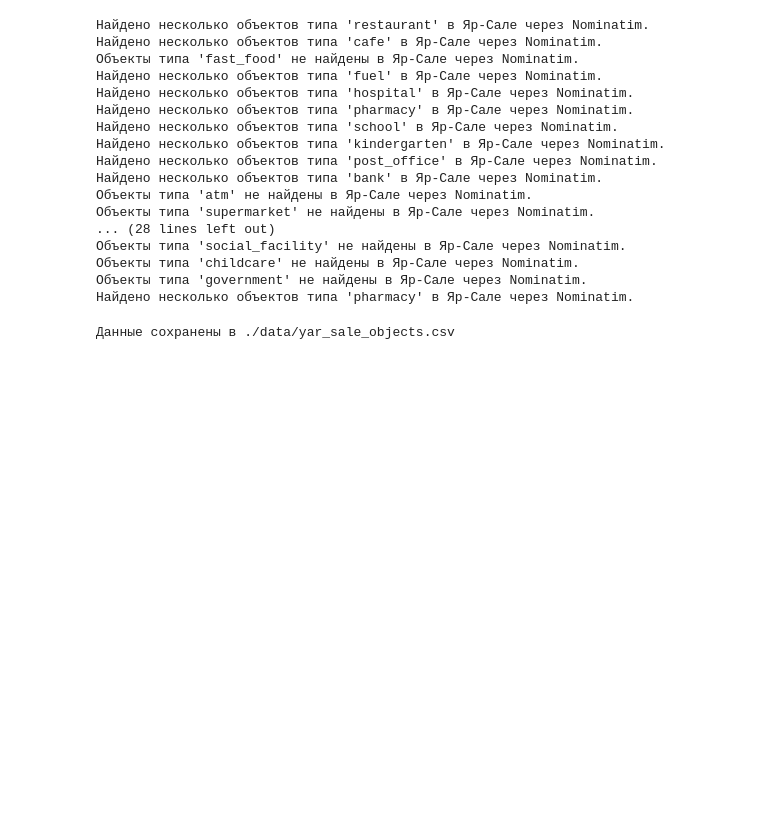
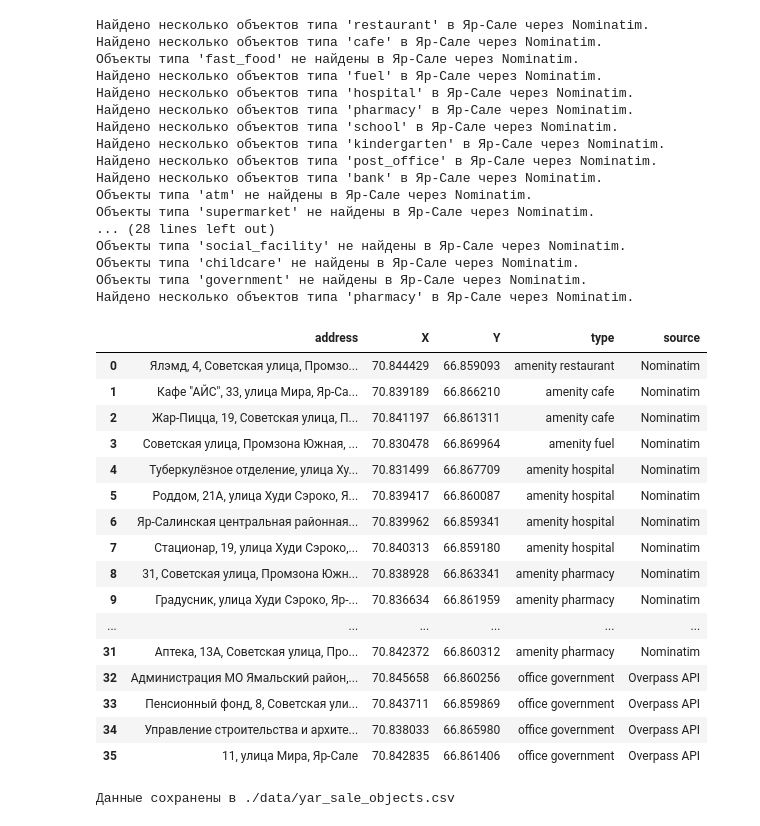
Before and after one commit to SleekVortex/yar_sale_geo, a Jupyter notebook: notebook.ipynb, the cells around one changed output. Saved outputs shown, nothing was run; the diff lists cells and outputs as text; code cells hidden in the pictures; blank space fills up the shorter version.

```diff
--- a/notebook.ipynb
+++ b/notebook.ipynb
@@ -247,3 +244,23 @@ df = pd.read_csv('yar_sale_objects.csv')
+# %%
+df
+# %% [output]
+|  | address | X | Y | type | source |
+| 0 | Ялэмд, 4, Советская улица, Промзо... | 70.844429 | 66.859093 | amenity restaurant | Nominatim |
+| 1 | Кафе "АЙС", 33, улица Мира, Яр-Са... | 70.839189 | 66.866210 | amenity cafe | Nominatim |
+| 2 | Жар-Пицца, 19, Советская улица, П... | 70.841197 | 66.861311 | amenity cafe | Nominatim |
+| 3 | Советская улица, Промзона Южная, ... | 70.830478 | 66.869964 | amenity fuel | Nominatim |
+| 4 | Туберкулёзное отделение, улица Ху... | 70.831499 | 66.867709 | amenity hospital | Nominatim |
+| 5 | Роддом, 21А, улица Худи Сэроко, Я... | 70.839417 | 66.860087 | amenity hospital | Nominatim |
+| 6 | Яр-Салинская центральная районная... | 70.839962 | 66.859341 | amenity hospital | Nominatim |
+| 7 | Стационар, 19, улица Худи Сэроко,... | 70.840313 | 66.859180 | amenity hospital | Nominatim |
+| 8 | 31, Советская улица, Промзона Южн... | 70.838928 | 66.863341 | amenity pharmacy | Nominatim |
+| 9 | Градусник, улица Худи Сэроко, Яр-... | 70.836634 | 66.861959 | amenity pharmacy | Nominatim |
+| ... | ... | ... | ... | ... | ... |
+| 31 | Аптека, 13А, Советская улица, Про... | 70.842372 | 66.860312 | amenity pharmacy | Nominatim |
+| 32 | Администрация МО Ямальский район,... | 70.845658 | 66.860256 | office government | Overpass API |
+| 33 | Пенсионный фонд, 8, Советская ули... | 70.843711 | 66.859869 | office government | Overpass API |
+| 34 | Управление строительства и архите... | 70.838033 | 66.865980 | office government | Overpass API |
+| 35 | 11, улица Мира, Яр-Сале | 70.842835 | 66.861406 | office government | Overpass API |
 # %%
 if not df.empty:
     """
```
Also changed, not shown: parts of 3 cells of this notebook, 50 other files.
